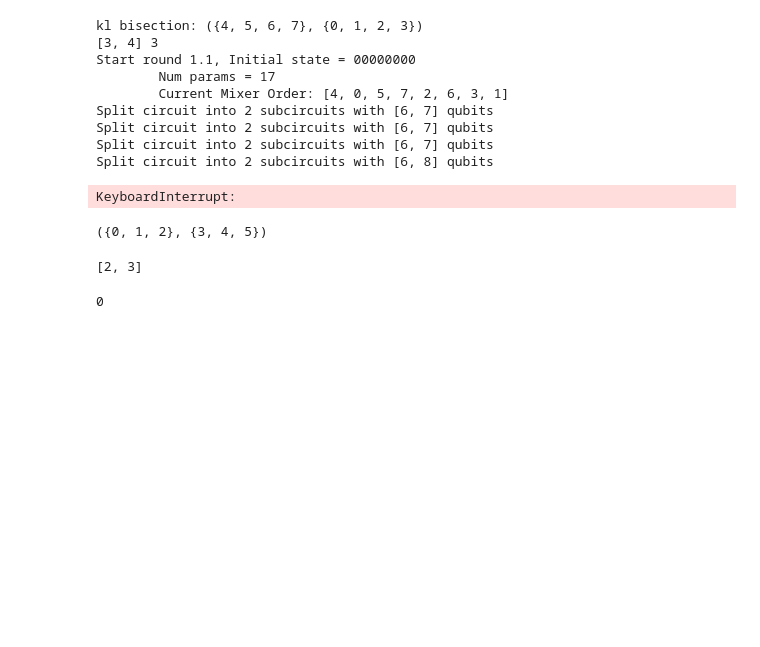
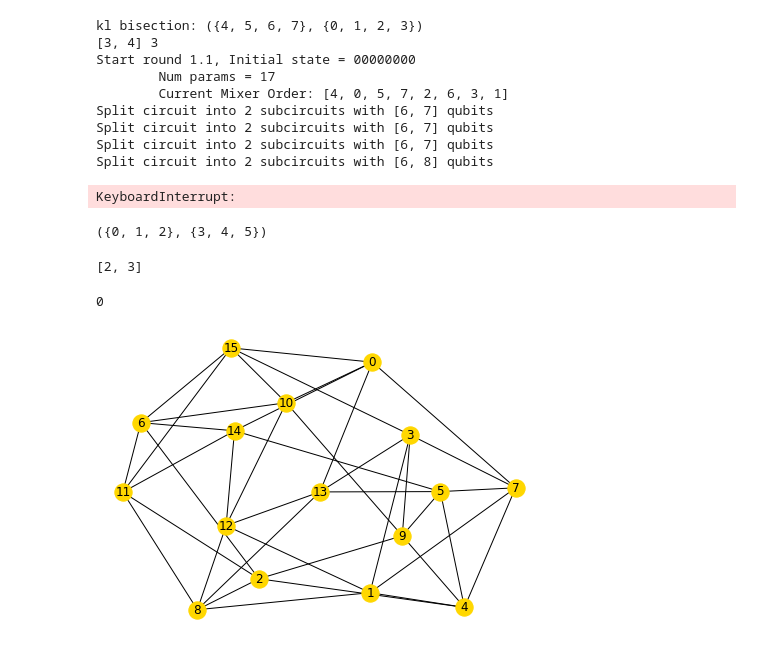
Before and after one commit to teaguetomesh/dqva-and-circuit-cutting, a Jupyter notebook: combining_QSPLIT_and_cutQC.ipynb, the cells around one changed output. Saved outputs shown, nothing was run; the diff lists cells and outputs as text; code cells hidden in the pictures; blank space fills up the shorter version.

```diff
--- a/combining_QSPLIT_and_cutQC.ipynb
+++ b/combining_QSPLIT_and_cutQC.ipynb
@@ -610,3 +610,8 @@ print(cut_nodes)
 len({})
 # %% [output]
 0
+# %%
+G = nx.random_regular_graph(5, 16)
+nx.draw_spring(G, with_labels=True, node_color='gold')
+# %% [output]
+[figure, added]
```
Also changed, not shown: 8 other files.
